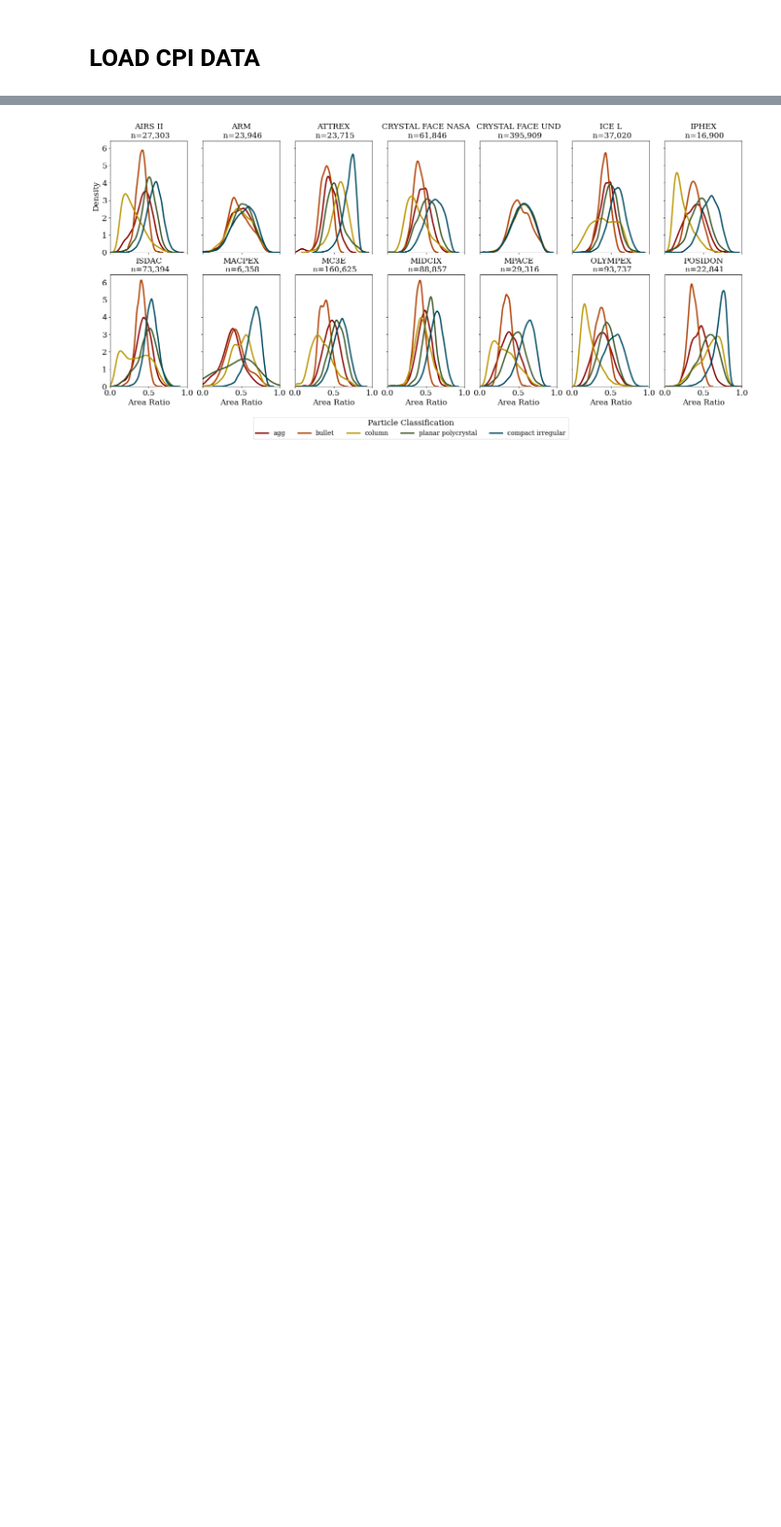
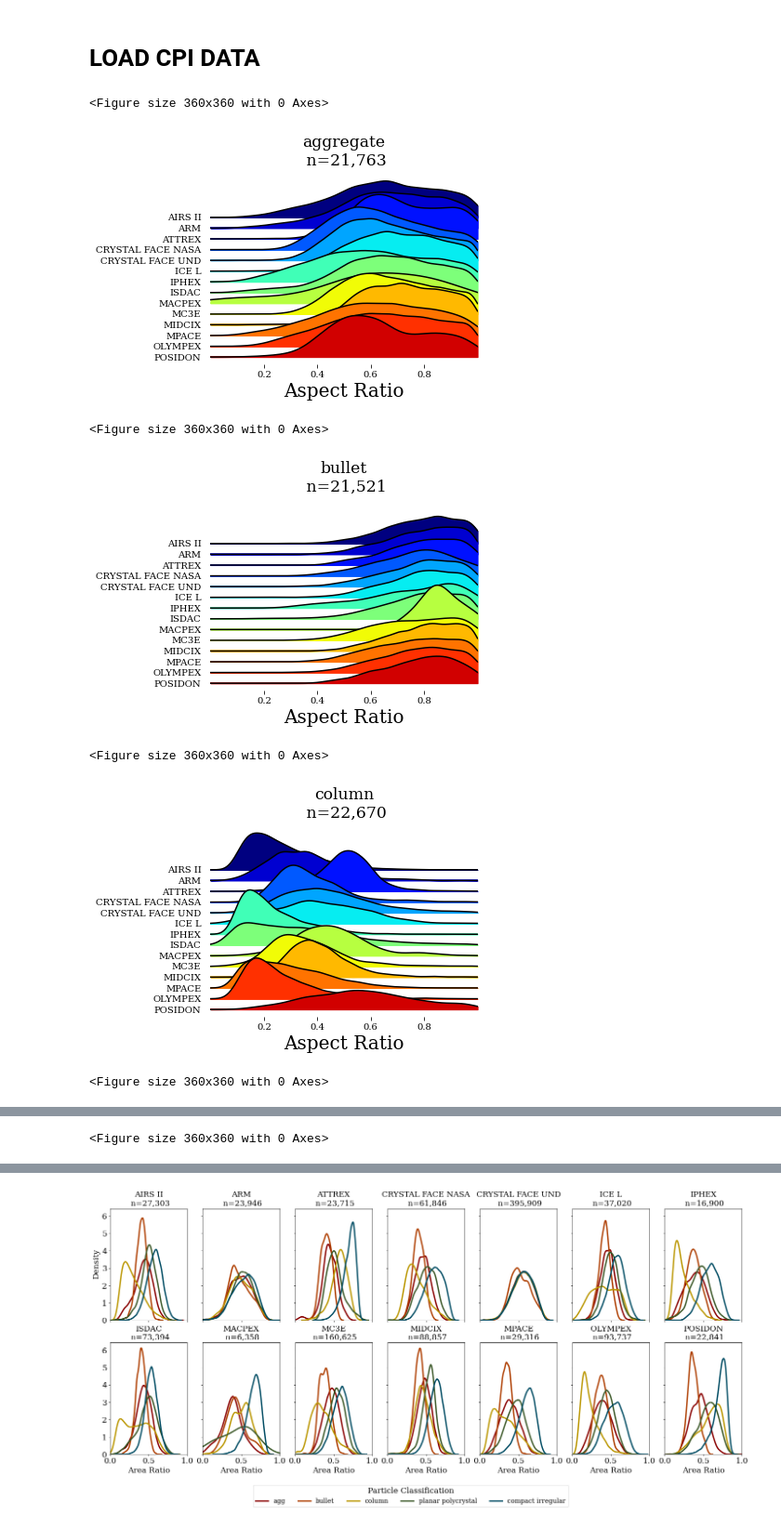
Before and after one commit to vprzybylo/IPAS, a Jupyter notebook: ipas/CPI/CPI_multiparticle_reviewer1response.ipynb, the cells around one changed output, grey strips where cells are left out. Shown at 93% size. Saved outputs shown, nothing was run; the diff lists cells and outputs as text; code cells hidden in the pictures; blank space fills up the shorter version.

Commit message:
ridgeplots for each var

```diff
--- a/ipas/CPI/CPI_multiparticle_reviewer1response.ipynb
+++ b/ipas/CPI/CPI_multiparticle_reviewer1response.ipynb
@@ -24,4 +25,14 @@ c.process_campaigns()
 c.make_df()
 c.remove_baddata()
 # %%
-p = campaign_data.Plot(c.df_CPI)
+p = campaign_plots.Plot(c.df_CPI)
+# %%
+p.part_type_ridgeplots(var="Aspect Ratio")
+# %% [output]
+<Figure size 360x360 with 0 Axes>
+[figure, added]
+<Figure size 360x360 with 0 Axes>
+[figure, added]
+<Figure size 360x360 with 0 Axes>
+[figure, added]
+<Figure size 360x360 with 0 Axes>
@@ -27,0 +40 @@ p = campaign_data.Plot(c.df_CPI)
+<Figure size 360x360 with 0 Axes>
```
Also changed, not shown: parts of 5 cells of this notebook, 2 other files.
